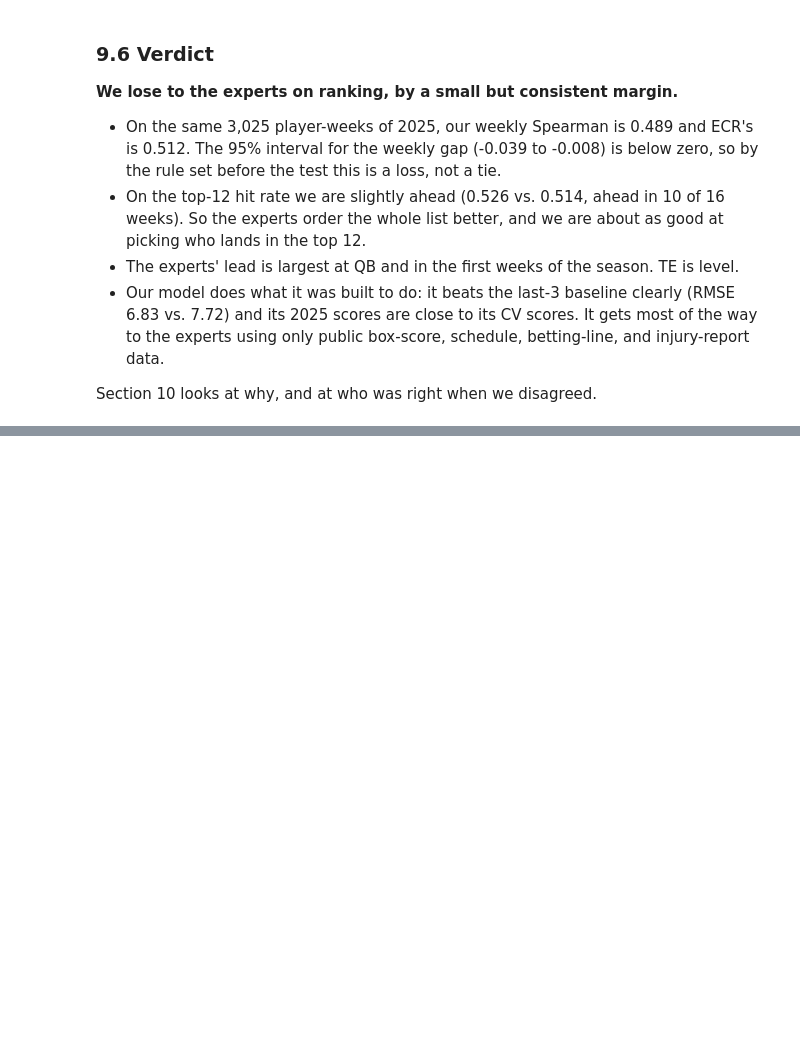
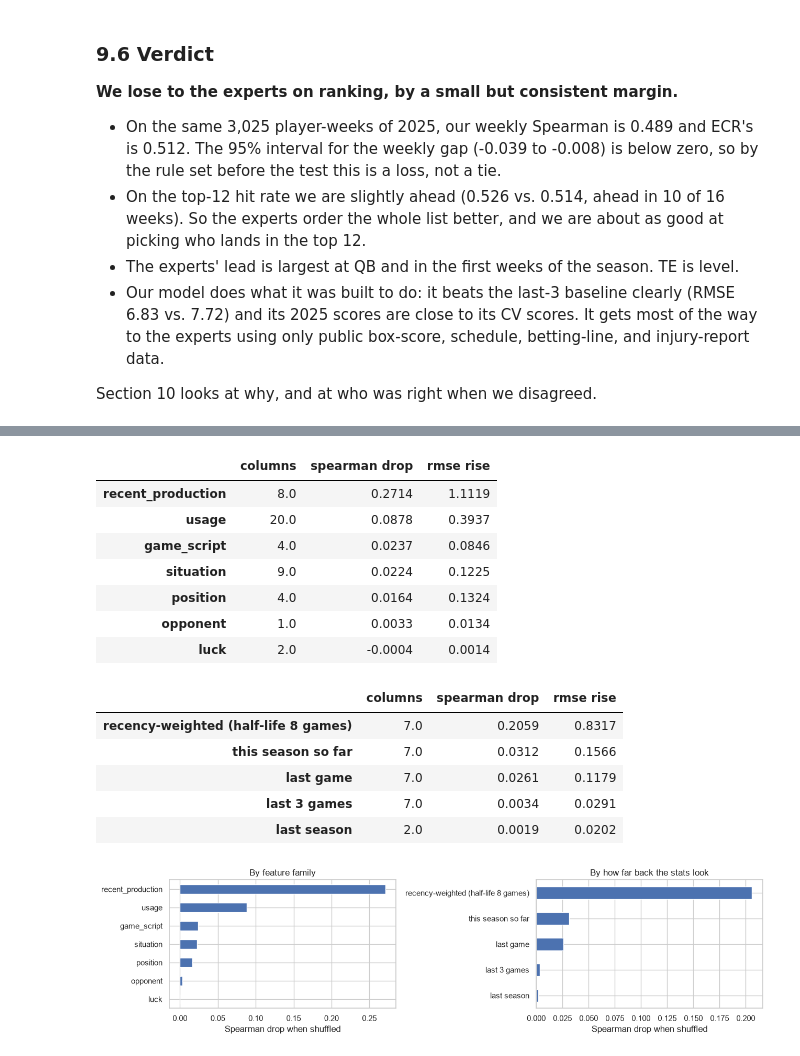
Before and after one commit to HashaRock/CS363M_FFBall_Project, a Jupyter notebook: fantasy_football_rankings.ipynb, the cells around one changed output, grey strips where cells are left out. Drawn from its saved outputs; the diff is of its cells as text; code cells hidden in the pictures; blank space fills up the shorter version.

```diff
--- a/fantasy_football_rankings.ipynb
+++ b/fantasy_football_rankings.ipynb
@@ -62,6 +62,11 @@ EARLY_SEASON_WEEKS = 4            # "early season" = weeks 1 to N
 RETURN_GAP_WEEKS = 3              # "back from absence" = N or more weeks since the last game
 BOOTSTRAP_DRAWS = 5000            # resamples of the weekly gap to the experts, for the verdict
 
+# Analysis (section 10)
+SHUFFLE_REPEATS = 3               # shuffles per feature group when measuring what drives predictions
+DISAGREE_GAPS = [6, 9, 12]        # position-rank places apart that count as a disagreement with the experts
+RELEVANT_RANK = 24                # a disagreement counts only if one side ranks the player in its top N
+
 DATA_DIR = Path("data")
 RAW_DIR = DATA_DIR / "raw"
 PROCESSED_DIR = DATA_DIR / "processed"
@@ -2212,0 +2237,56 @@ Section 10 looks at why, and at who was right when we disagreed.
+# %%
+def shuffle_importance(model, rows, columns, groups, repeats=SHUFFLE_REPEATS):
+    "Drop in score when each group of columns is shuffled across rows (averaged over a few shuffles)."
+    base = evaluate(rows, model.predict(rows[columns]))
+    rng = np.random.default_rng(SEED)
+    results = {}
+    for name, group in groups.items():
+        drops = []
+        for _ in range(repeats):
+            shuffled = rows.copy()
+            shuffled[group] = rows[group].to_numpy()[rng.permutation(len(rows))]
+            score = evaluate(rows, model.predict(shuffled[columns]))
+            drops.append({"spearman drop": base["spearman"] - score["spearman"], "rmse rise": score["rmse"] - base["rmse"]})
+        results[name] = {"columns": len(group), **pd.DataFrame(drops).mean()}
+    return pd.DataFrame(results).T.sort_values("spearman drop", ascending=False)
+
+
+# Fit the frozen model on 2020-2023 and score it on 2024, the last CV season. 2025 is not used here.
+last_cv_season = CV_VALID_SEASONS[-1]
+model_features = frozen_choice["features"]
+importance_rows = all_rows[all_rows["season"] == last_cv_season]
+importance_model = fit_weighted(make_regression_model(frozen_choice),
+                                all_rows[all_rows["season"].between(TRAIN_SEASONS[0], last_cv_season - 1)], model_features)
+
+windowed_stats = [c.removesuffix("_last3") for c in model_features if c.endswith("_last3")]
+TIME_WINDOWS = {"last game": "_last1", "last 3 games": "_last3",
+                f"recency-weighted (half-life {HALF_LIFE} games)": "_recent", "this season so far": "_season"}
+time_groups = {name: [stat + suffix for stat in windowed_stats] for name, suffix in TIME_WINDOWS.items()}
+time_groups["last season"] = ["last_season_ppg", "no_last_season"]
+
+family_importance = shuffle_importance(importance_model, importance_rows, model_features, FEATURE_FAMILIES)
+window_importance = shuffle_importance(importance_model, importance_rows, model_features, time_groups)
+display(family_importance.round(4), window_importance.round(4))
+
+fig, axes = plt.subplots(1, 2, figsize=(13, 3.5))
+for ax, table, title in [(axes[0], family_importance, "By feature family"),
+                         (axes[1], window_importance, "By how far back the stats look")]:
+    table["spearman drop"].sort_values().plot.barh(ax=ax, title=title, xlabel="Spearman drop when shuffled")
+plt.tight_layout()
+plt.show()
+# %% [output]
+|  | columns | spearman drop | rmse rise |
+| recent_production | 8.0 | 0.2714 | 1.1119 |
+| usage | 20.0 | 0.0878 | 0.3937 |
+| game_script | 4.0 | 0.0237 | 0.0846 |
+| situation | 9.0 | 0.0224 | 0.1225 |
+| position | 4.0 | 0.0164 | 0.1324 |
+| opponent | 1.0 | 0.0033 | 0.0134 |
+| luck | 2.0 | -0.0004 | 0.0014 |
+|  | columns | spearman drop | rmse rise |
+| recency-weighted (half-life 8 games) | 7.0 | 0.2059 | 0.8317 |
+| this season so far | 7.0 | 0.0312 | 0.1566 |
+| last game | 7.0 | 0.0261 | 0.1179 |
+| last 3 games | 7.0 | 0.0034 | 0.0291 |
+| last season | 2.0 | 0.0019 | 0.0202 |
+[figure, added]
```
Also changed, not shown: parts of 15 cells of this notebook, 5 other files.
